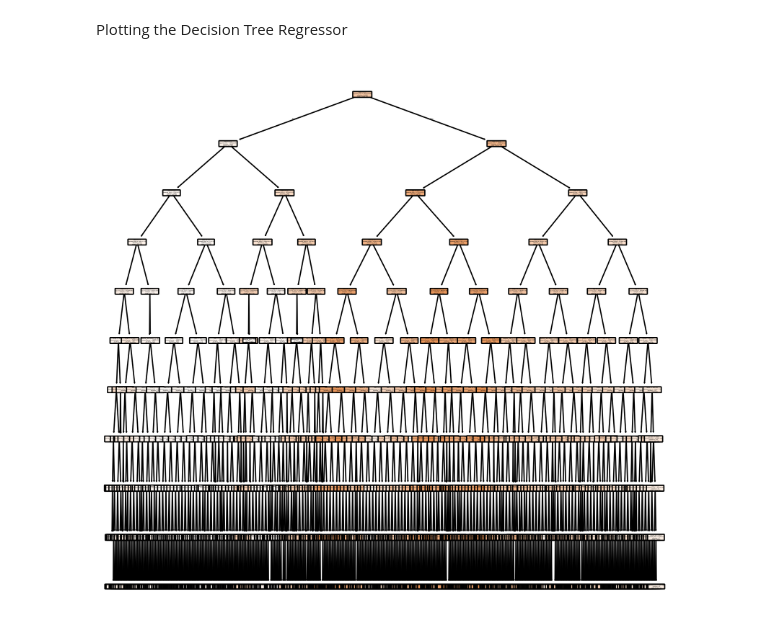
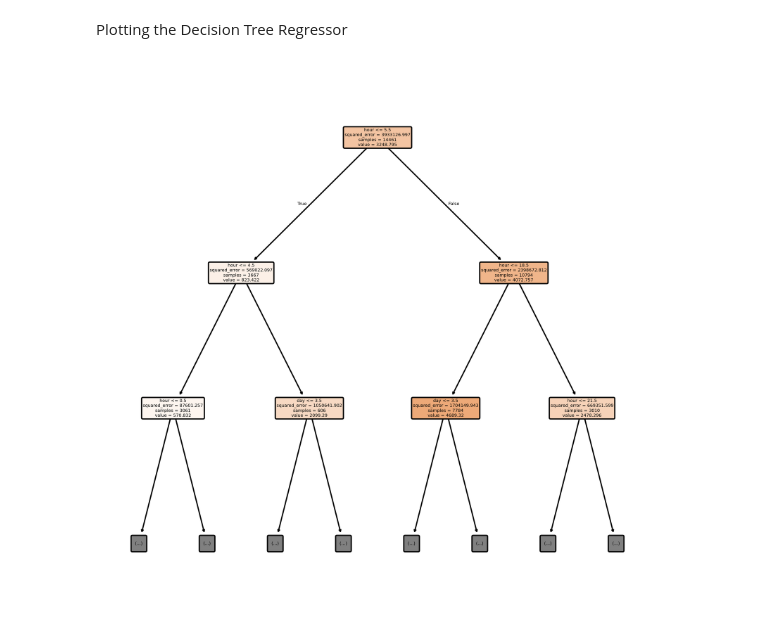
Before and after one commit to SoumadipDey/AI-Lab-Programs, a Jupyter notebook: MCA2025 1st Sem - MCA17405/Decision Tree Metro Interstate Traffic.ipynb, the cells around one changed output. Drawn from its saved outputs; the diff is of its cells as text; code cells hidden in the pictures.

```diff
--- a/MCA2025 1st Sem - MCA17405/Decision Tree Metro Interstate Traffic.ipynb
+++ b/MCA2025 1st Sem - MCA17405/Decision Tree Metro Interstate Traffic.ipynb
@@ -186,9 +188,9 @@ Plotting the Decision Tree Regressor
 # %%
 from sklearn.tree import plot_tree
 
 plt.figure(1,(8,8), dpi=400)
-tree = plot_tree(model, max_depth=10, feature_names = model.feature_names_in_, rounded=True, filled=True)
+tree = plot_tree(model, max_depth=2, feature_names = model.feature_names_in_, rounded=True, filled=True)
 plt.savefig("Decision Tree Metro Interstate Traffic.png", dpi = 300)
 plt.show()
 # %% [output]
-[figure, old version]
+[figure, new version]
```
Also changed, not shown: parts of 3 cells of this notebook, 1 other file.
